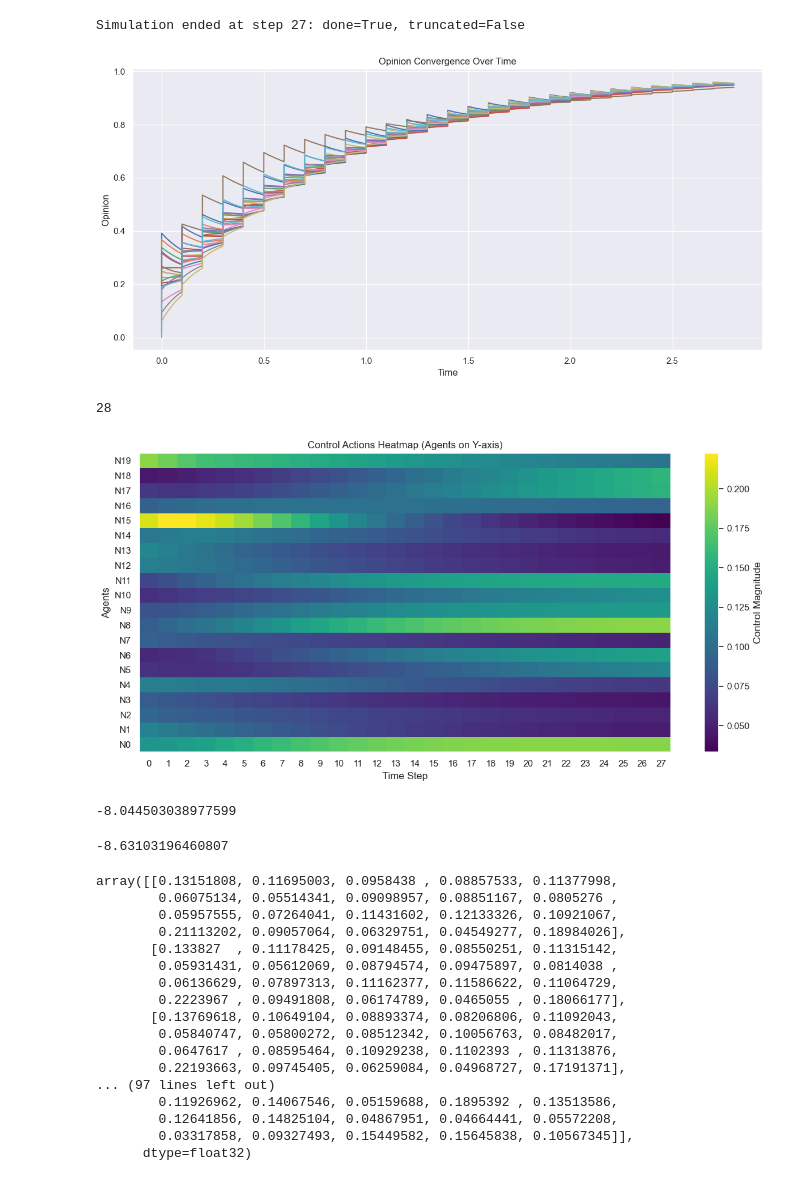
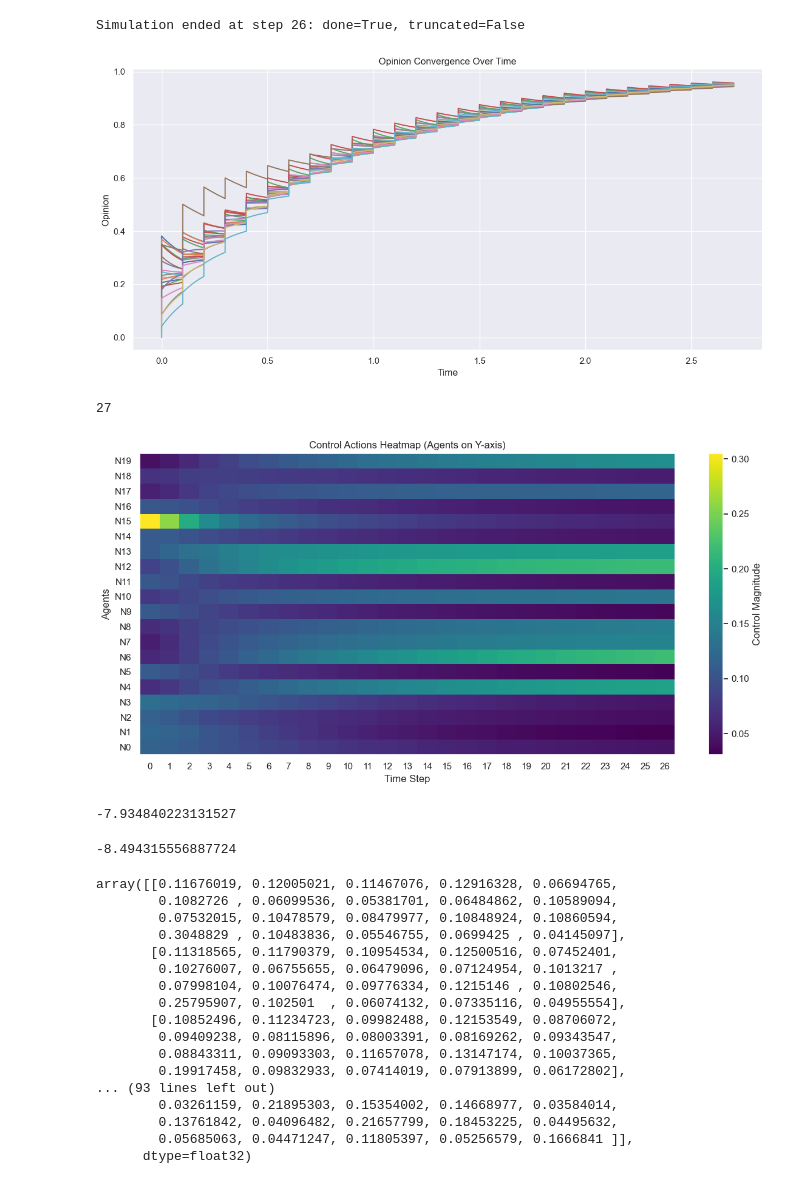
Before and after one commit to mariusdgm/phd-rl-algos, a Jupyter notebook: dqn/opinion_dynamics/experiments/agent_eval.ipynb, the cells around one changed output. Drawn from its saved outputs; the diff is of its cells as text; code cells hidden in the pictures.

Commit message:
setup large grid experiment

```diff
--- a/dqn/opinion_dynamics/experiments/agent_eval.ipynb
+++ b/dqn/opinion_dynamics/experiments/agent_eval.ipynb
@@ -114,7 +114,7 @@ def run_policy_agent(agent, max_steps=1000):
 # exp_subdir = r"D:\Work\repos\RL\phd-rl-algos\dqn\opinion_dynamics\experiments\results\2025May02-101004_configs\0025_optim.args_.eps_1e-07__optim.args_.lr_1e-05__agent_params.args_.target_model_update_freq_500__agent_params.args_.training_freq_4__agent_params.args_.batch_size_32__agent_params.args_.action_w_noise_amplitude_0.3\1" # excellent run
 
 
-exp_subdir = r"D:\Work\repos\RL\phd-rl-algos\dqn\opinion_dynamics\experiments\results\2025May21-024215_configs\0000_agent_params.args_.action_w_noise_amplitude_0.3\1"
+exp_subdir = r"D:\Work\repos\RL\phd-rl-algos\dqn\opinion_dynamics\experiments\results\2025May21-215142_configs\0001_agent_params.args_.action_w_noise_amplitude_0.5\3"
 
 
 agent = instantiate_agent(exp_subdir)
@@ -138,13 +138,13 @@ plot_opinions_over_time(interpolated_states, interpolated_times)
-Simulation ended at step 27: done=True, truncated=False
+Simulation ended at step 26: done=True, truncated=False
-[figure, old version]
+[figure, new version]
 # %%
 len(actions)
 # %% [output]
-28
+27
 # %%
 plot_action_heatmap(actions)
 # %% [output]
-[figure, old version]
+[figure, new version]
 # %%
 gamma = 0.99
 total_value = 0
@@ -153,28 +153,28 @@ for i, r in enumerate(rewards):
 
 total_value
 # %% [output]
--8.044503038977599
+-7.934840223131527
 # %%
 sum(rewards)
 # %% [output]
--8.63103196460807
+-8.494315556887724
 # %%
 actions
 # %% [output]
-array([[0.13151808, 0.11695003, 0.0958438 , 0.08857533, 0.11377998,
-        0.06075134, 0.05514341, 0.09098957, 0.08851167, 0.0805276 ,
-        0.05957555, 0.07264041, 0.11431602, 0.12133326, 0.10921067,
-        0.21113202, 0.09057064, 0.06329751, 0.04549277, 0.18984026],
-       [0.133827  , 0.11178425, 0.09148455, 0.08550251, 0.11315142,
-        0.05931431, 0.05612069, 0.08794574, 0.09475897, 0.0814038 ,
-        0.06136629, 0.07897313, 0.11162377, 0.11586622, 0.11064729,
-        0.2223967 , 0.09491808, 0.06174789, 0.0465055 , 0.18066177],
-       [0.13769618, 0.10649104, 0.08893374, 0.08206806, 0.11092043,
-        0.05840747, 0.05800272, 0.08512342, 0.10056763, 0.08482017,
-        0.0647617 , 0.08595464, 0.10929238, 0.1102393 , 0.11313876,
-        0.22193663, 0.09745405, 0.06259084, 0.04968727, 0.17191371],
-... (97 lines left out)
-        0.11926962, 0.14067546, 0.05159688, 0.1895392 , 0.13513586,
-        0.12641856, 0.14825104, 0.04867951, 0.04664441, 0.05572208,
-        0.03317858, 0.09327493, 0.15449582, 0.15645838, 0.10567345]],
+array([[0.11676019, 0.12005021, 0.11467076, 0.12916328, 0.06694765,
+        0.1082726 , 0.06099536, 0.05381701, 0.06484862, 0.10589094,
+        0.07532015, 0.10478579, 0.08479977, 0.10848924, 0.10860594,
+        0.3048829 , 0.10483836, 0.05546755, 0.0699425 , 0.04145097],
+       [0.11318565, 0.11790379, 0.10954534, 0.12500516, 0.07452401,
+        0.10276007, 0.06755655, 0.06479096, 0.07124954, 0.1013217 ,
+        0.07998104, 0.10076474, 0.09776334, 0.1215146 , 0.10802546,
+        0.25795907, 0.102501  , 0.06074132, 0.07335116, 0.04955554],
+       [0.10852496, 0.11234723, 0.09982488, 0.12153549, 0.08706072,
+        0.09409238, 0.08115896, 0.08003391, 0.08169262, 0.09343547,
+        0.08843311, 0.09093303, 0.11657078, 0.13147174, 0.10037365,
+        0.19917458, 0.09832933, 0.07414019, 0.07913899, 0.06172802],
+... (93 lines left out)
+        0.03261159, 0.21895303, 0.15354002, 0.14668977, 0.03584014,
+        0.13761842, 0.04096482, 0.21657799, 0.18453225, 0.04495632,
+        0.05685063, 0.04471247, 0.11805397, 0.05256579, 0.1666841 ]],
       dtype=float32)
```
Also changed, not shown: parts of 1 cell of this notebook, 3 other files.
